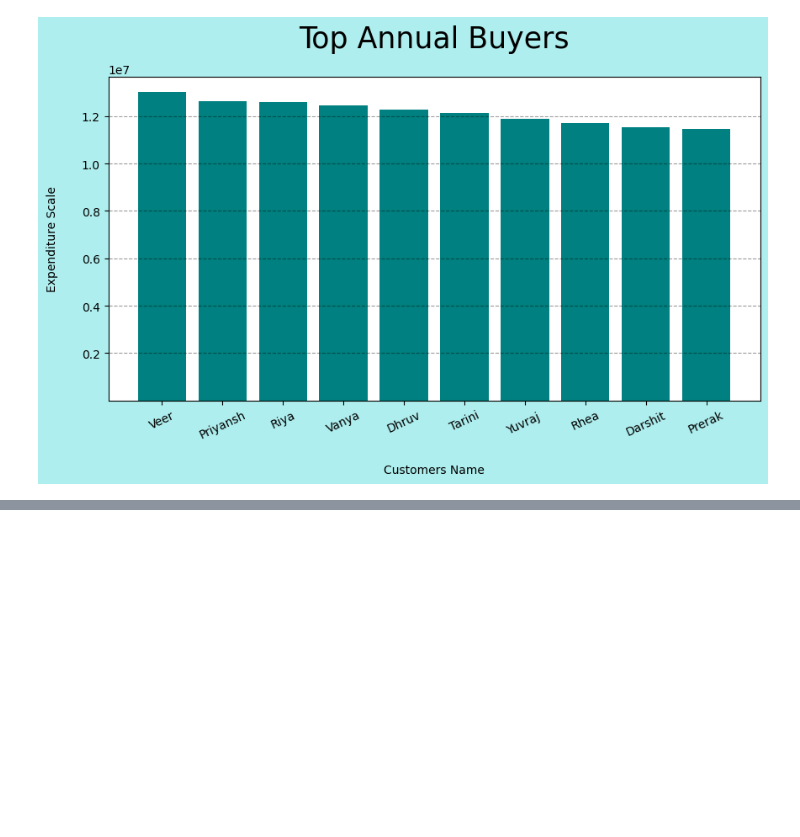
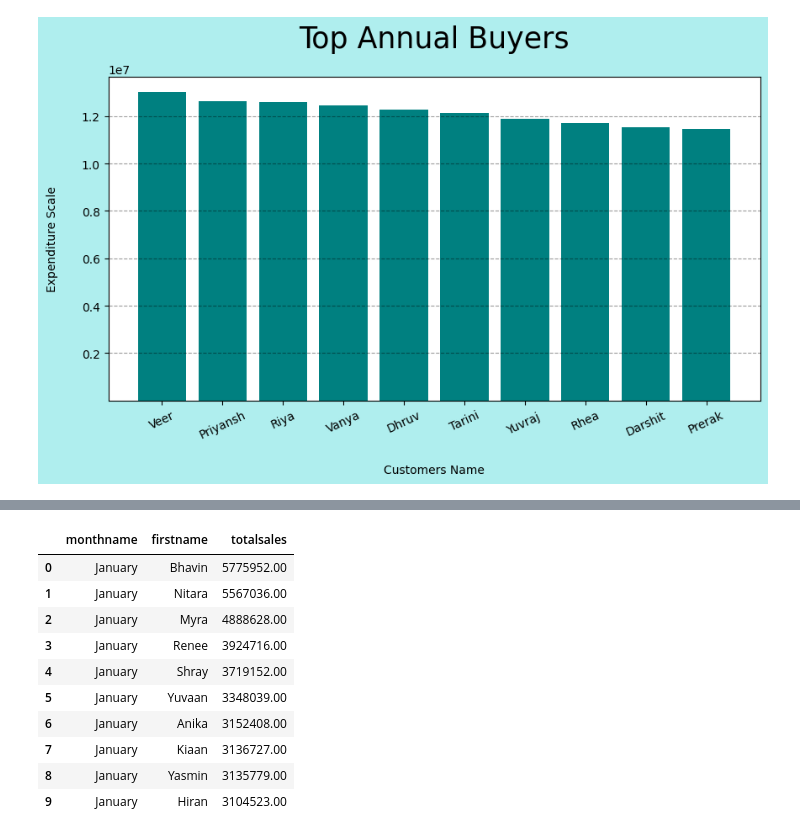
Before and after one commit to MonikaHussain/ecommerce_analysis, a Jupyter notebook: swiftmarket.ipynb, the cells around one changed output, grey strips where cells are left out. Saved outputs shown, nothing was run; the diff lists cells and outputs as text; code cells hidden in the pictures; blank space fills up the shorter version.

```diff
--- a/swiftmarket.ipynb
+++ b/swiftmarket.ipynb
@@ -181,0 +228,14 @@ plt.show()
+# %%
+df
+# %% [output]
+|  | monthname | firstname | totalsales |
+| 0 | January | Bhavin | 5775952.00 |
+| 1 | January | Nitara | 5567036.00 |
+| 2 | January | Myra | 4888628.00 |
+| 3 | January | Renee | 3924716.00 |
+| 4 | January | Shray | 3719152.00 |
+| 5 | January | Yuvaan | 3348039.00 |
+| 6 | January | Anika | 3152408.00 |
+| 7 | January | Kiaan | 3136727.00 |
+| 8 | January | Yasmin | 3135779.00 |
+| 9 | January | Hiran | 3104523.00 |
```
Also changed, not shown: parts of 12 cells of this notebook, 4 other files.
